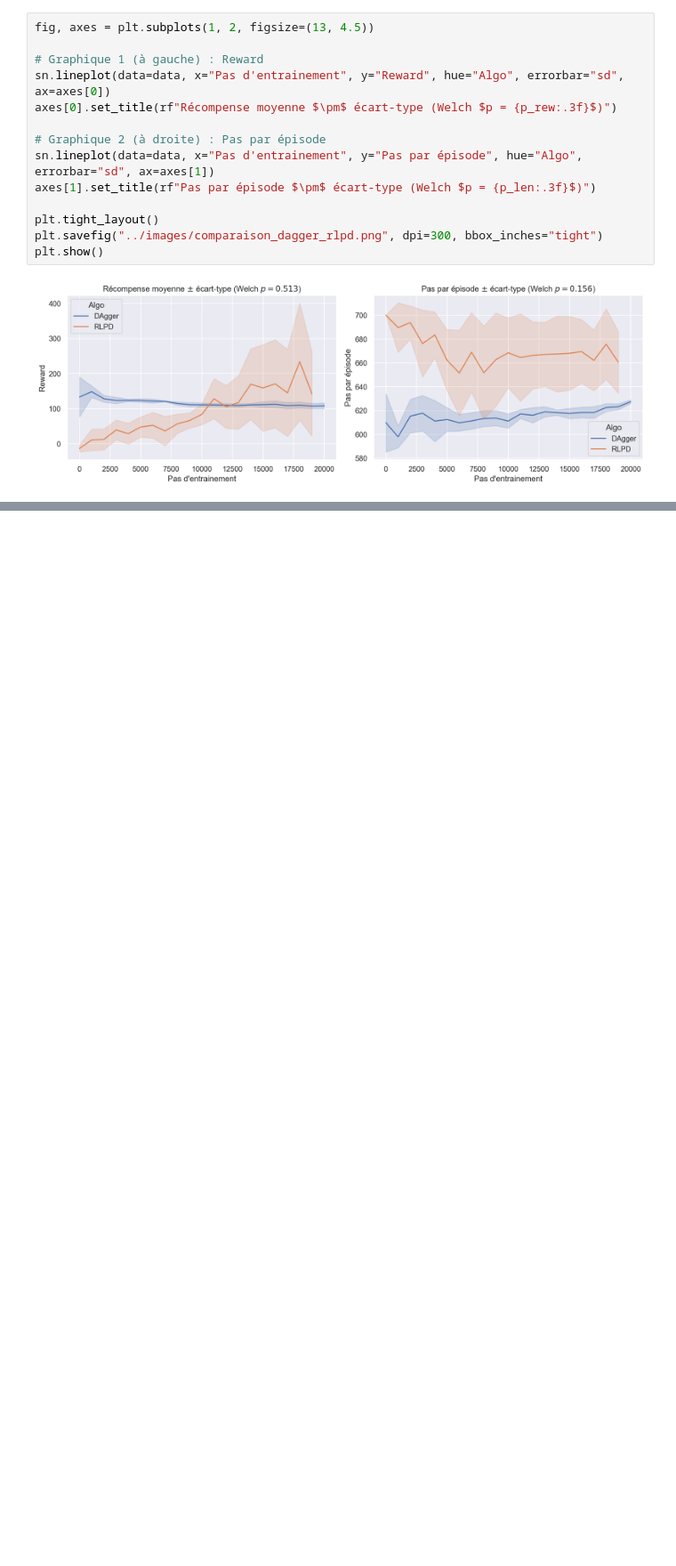
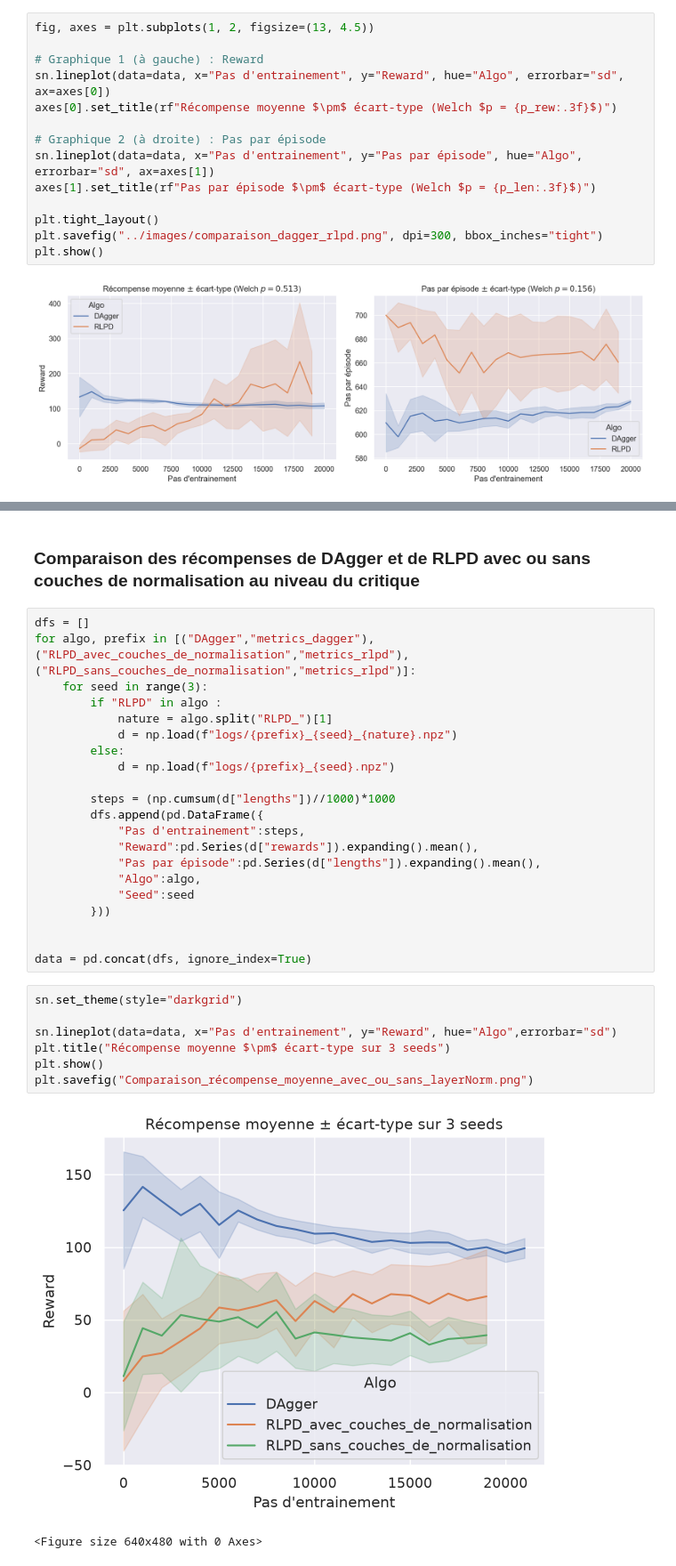
Before and after one commit to emmanuelgkn/rl_mini_projet_2, a Jupyter notebook: graphiques.ipynb, the cells around one changed output, grey strips where cells are left out. Shown at 89% size. Cells and saved outputs as stored; diff of their text form; blank space fills up the shorter version.

Commit message:
Ajout de RLPD et DAgger adaptés à l'experience LayerNorm

```diff
--- a/graphiques.ipynb
+++ b/graphiques.ipynb
@@ -73,0 +79,33 @@ plt.show()
+# %% [markdown]
+### Comparaison des récompenses de DAgger et de RLPD avec ou sans couches de normalisation au niveau du critique
+# %%
+dfs = []
+for algo, prefix in [("DAgger","metrics_dagger"),("RLPD_avec_couches_de_normalisation","metrics_rlpd"), ("RLPD_sans_couches_de_normalisation","metrics_rlpd")]:
+    for seed in range(3):
+        if "RLPD" in algo :
+            nature = algo.split("RLPD_")[1]
+            d = np.load(f"logs/{prefix}_{seed}_{nature}.npz")
+        else:
+            d = np.load(f"logs/{prefix}_{seed}.npz")
+
+        steps = (np.cumsum(d["lengths"])//1000)*1000
+        dfs.append(pd.DataFrame({
+            "Pas d'entrainement":steps,
+            "Reward":pd.Series(d["rewards"]).expanding().mean(),
+            "Pas par épisode":pd.Series(d["lengths"]).expanding().mean(),
+            "Algo":algo,
+            "Seed":seed
+        }))
+
+
+data = pd.concat(dfs, ignore_index=True)
+# %%
+sn.set_theme(style="darkgrid")
+
+sn.lineplot(data=data, x="Pas d'entrainement", y="Reward", hue="Algo",errorbar="sd")
+plt.title("Récompense moyenne $\pm$ écart-type sur 3 seeds")
+plt.show()
+plt.savefig("Comparaison_récompense_moyenne_avec_ou_sans_layerNorm.png")
+# %% [output]
+[figure, added]
+<Figure size 640x480 with 0 Axes>
```
Also changed, not shown: parts of 30 cells of this notebook, 2 other files.
